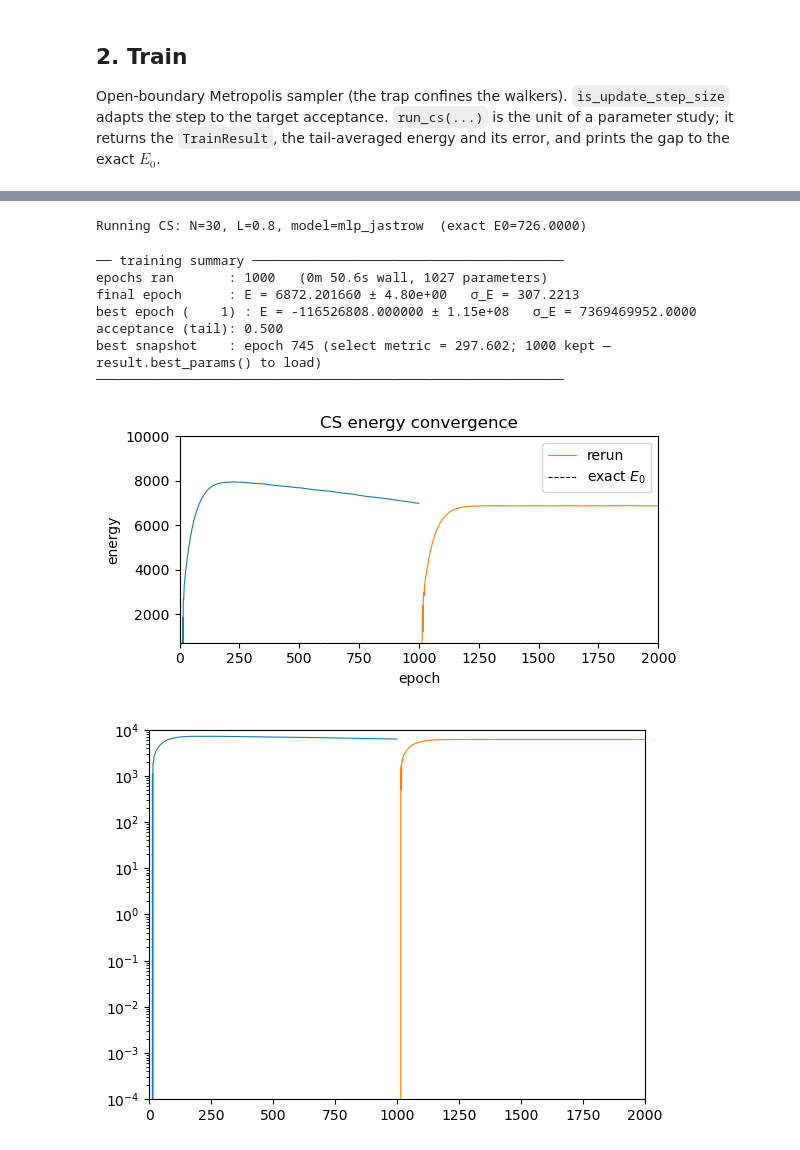
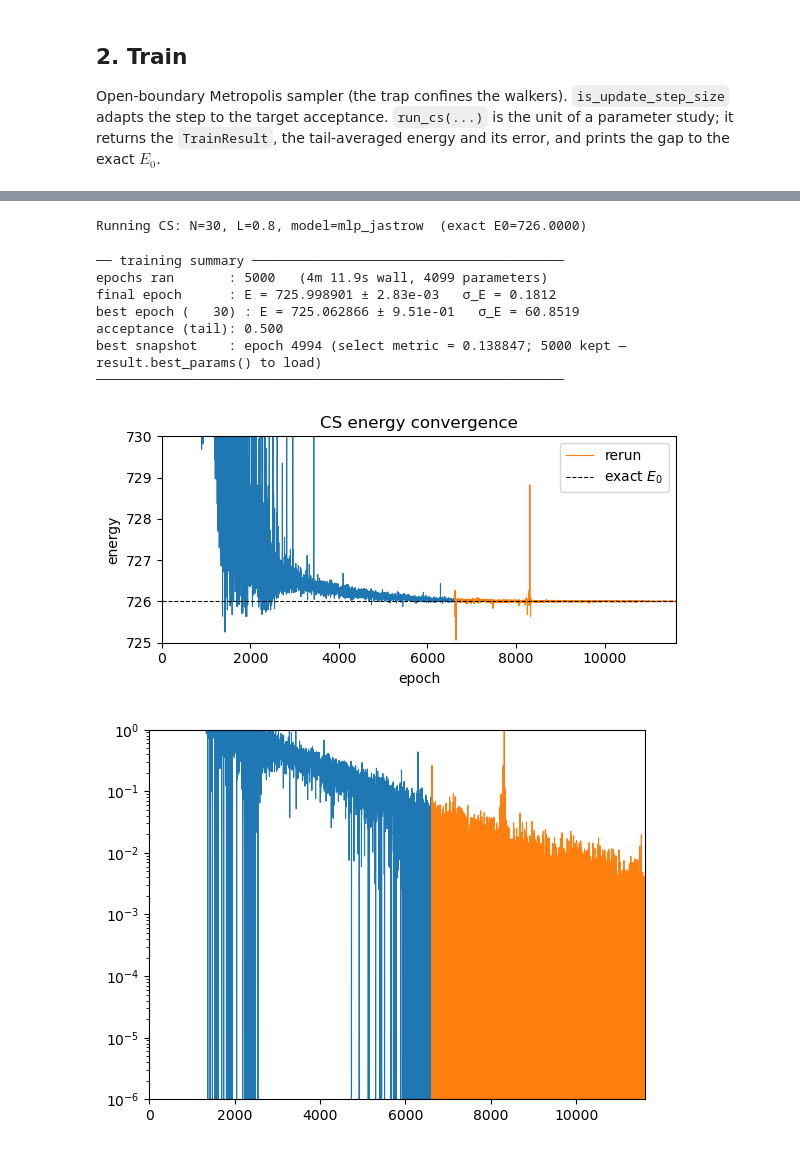
Before and after one commit to pfargas/qvarnet, a Jupyter notebook: calogero-sutherland/cs-single-point-exploration.ipynb, the cells around one changed output, grey strips where cells are left out. Cells and saved outputs as stored; diff of their text form; code cells hidden in the pictures.

```diff
--- a/calogero-sutherland/cs-single-point-exploration.ipynb
+++ b/calogero-sutherland/cs-single-point-exploration.ipynb
@@ -97,7 +97,7 @@ def make_model(kind='mlp_jastrow', lambda_init=LAMBDA_INIT):
     if kind == 'mlp_jastrow':
         return LogWavefunction(
             transform=NoBoundary(),
-            network=MLP(hidden=[32]),
+            network=MLP(hidden=[128]),
             envelope=GaussianEnvelope(),
             jastrow=LogJastrow(n_particles=N, lambda_init=lambda_init),
         )
@@ -155,6 +155,12 @@ def run_cs(L, N=N, kind='mlp_jastrow', n_epochs=20_000, n_chains=4096,
         hamiltonian=make_hamiltonian(L),
         training_config=cfg, sampler_params=sampler_params, coord_mode=LabCoords(),
         init_params=init_params, callbacks=[SnapshotCallback(policy="all", k=n_epochs, metric="std")],
+        initial_chain_config=ChainInitAndWarmupConfig(
+            init_positions="normal",
+            init_position_params={"mean": 0.0, "std": 0.5},
+            warmup_steps=300,
+            warmup_step_size=0.5,
+            warmup_starting_positions=True)
     )
     return result
 # %%
@@ -193,11 +200,11 @@ result_rerun = run_cs(L, init_params=result.final_params, n_epochs=5_000, optimi
 # %% [output]
 Running CS: N=30, L=0.8, model=mlp_jastrow  (exact E0=726.0000)
 ── training summary ────────────────────────────────────────
-epochs ran       : 1000   (0m 50.6s wall, 1027 parameters)
-final epoch      : E = 6872.201660 ± 4.80e+00   σ_E = 307.2213
-best epoch (    1) : E = -116526808.000000 ± 1.15e+08   σ_E = 7369469952.0000
+epochs ran       : 5000   (4m 11.9s wall, 4099 parameters)
+final epoch      : E = 725.998901 ± 2.83e-03   σ_E = 0.1812
+best epoch (   30) : E = 725.062866 ± 9.51e-01   σ_E = 60.8519
 acceptance (tail): 0.500
-best snapshot    : epoch 745 (select metric = 297.602; 1000 kept — result.best_params() to load)
+best snapshot    : epoch 4994 (select metric = 0.138847; 5000 kept — result.best_params() to load)
 ────────────────────────────────────────────────────────────
 # %%
 energies = np.array([float(s.energy) for s in result.history])
@@ -209,19 +216,19 @@ epochs_rerun = np.arange(len(energies_rerun)) + len(energies)
 plt.plot(epochs_rerun, energies_rerun, lw=0.8, label='rerun')
 plt.axhline(E_exact_total, color='k', ls='--', lw=0.8, label='exact $E_0$')
 plt.xlabel('epoch'); plt.ylabel('energy'); plt.legend()
-plt.ylim(720, 10000); plt.xlim(15000 if len(energies) > 15000 else 0, len(energies) + len(energies_rerun))
+plt.ylim(725, 730); plt.xlim(15000 if len(energies) > 15000 else 0, len(energies) + len(energies_rerun))
 plt.title('CS energy convergence'); plt.tight_layout(); plt.show()
 # %% [output]
-[figure, old version]
+[figure, new version]
 # %%
 plt.plot(range(len(energies)), energies-E_exact_total, lw=0.8)
 plt.plot(range(len(energies), len(energies) + len(energies_rerun)), energies_rerun-E_exact_total, lw=0.8, label='rerun')
 plt.xlim(16_000 if len(energies) > 16_000 else 0, len(energies) + len(energies_rerun))
-plt.ylim(1e-4, 1e4)
+plt.ylim(1e-6, 1e0)
 plt.semilogy()
 plt.show()
 # %% [output]
-[figure, old version]
+[figure, new version]
 # %%
 def get_param_statistics(params):
     """Return mean and std of the parameters in a dict."""
```
Also changed, not shown: parts of 10 cells of this notebook, 2 other files.
